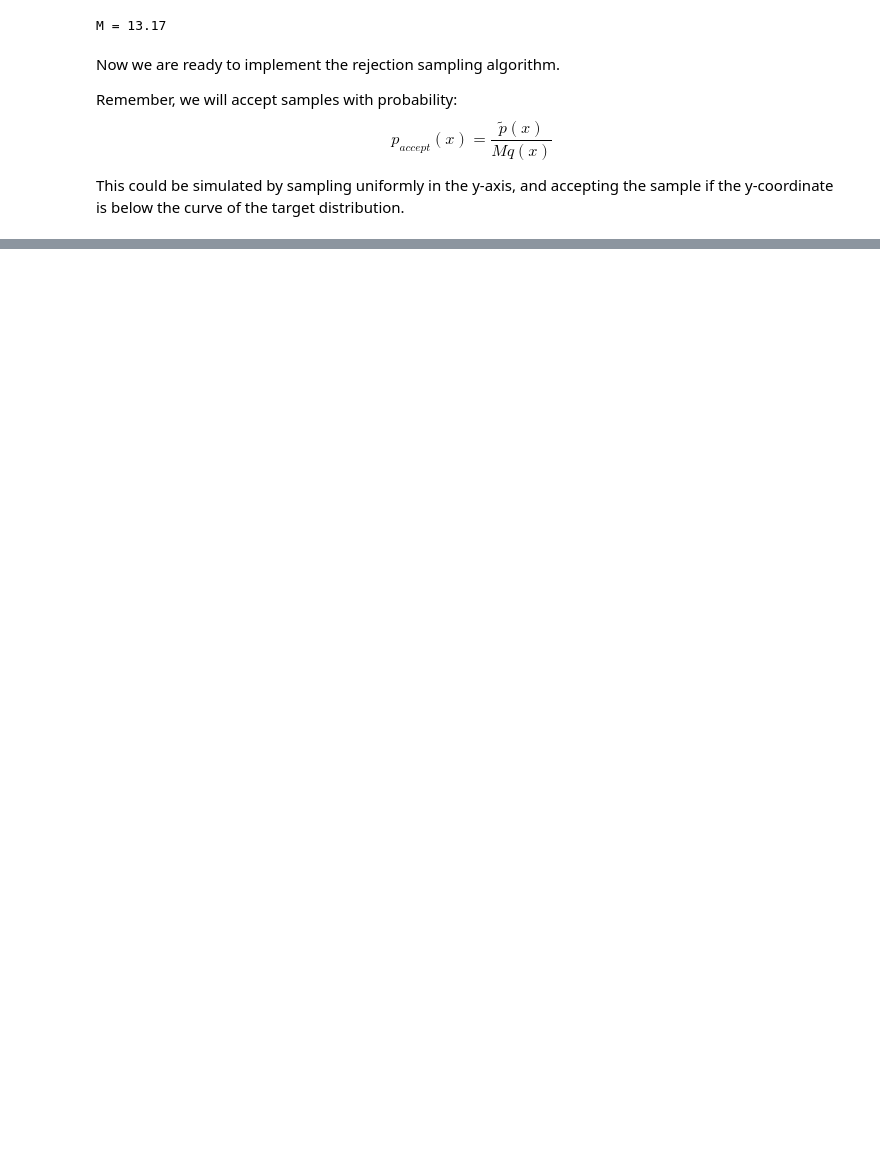
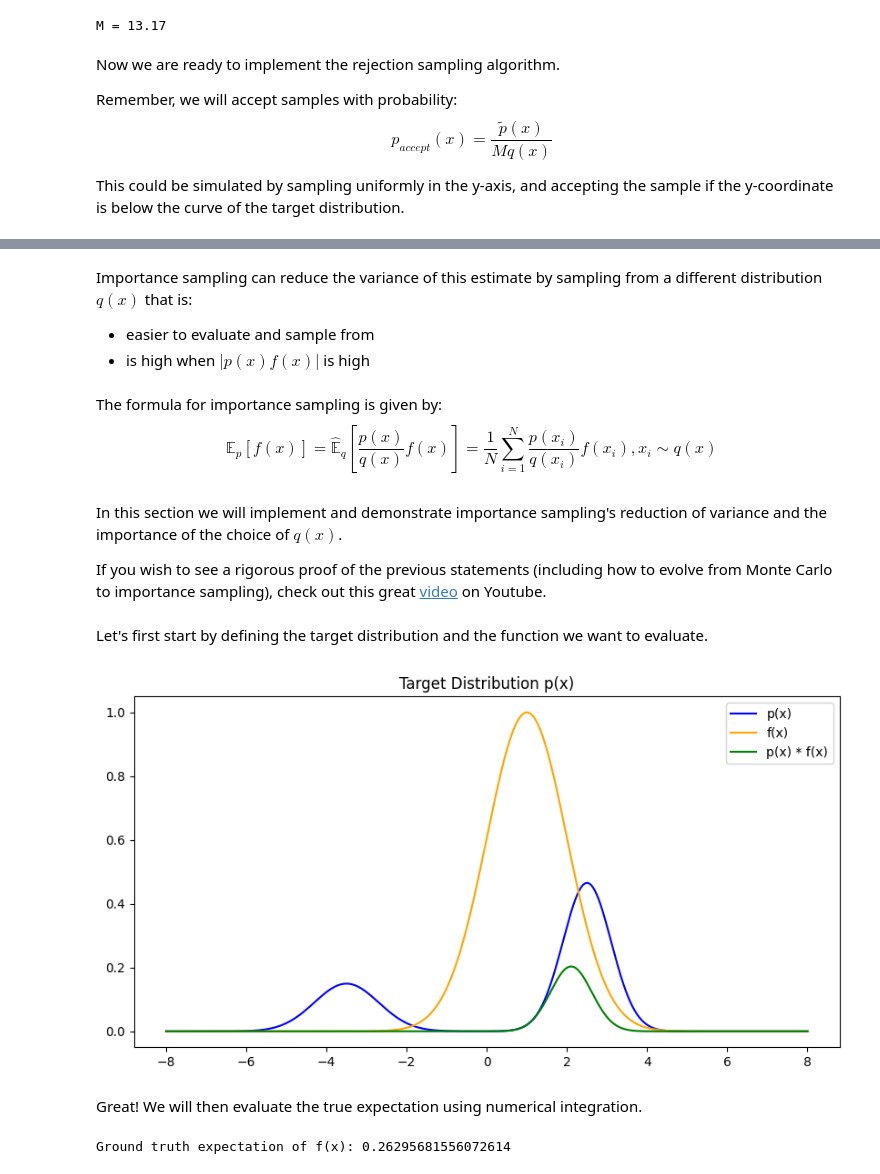
Before and after one commit to ut-vision/30min-of-deep-learning, a Jupyter notebook: 13_Sampling_Algorithms/index.ipynb, the cells around one changed output, grey strips where cells are left out. Saved outputs shown, nothing was run; the diff lists cells and outputs as text; code cells hidden in the pictures; blank space fills up the shorter version.

```diff
--- a/13_Sampling_Algorithms/index.ipynb
+++ b/13_Sampling_Algorithms/index.ipynb
@@ -113,0 +148,16 @@ plt.show()
+# %% [markdown]
+Importance sampling can reduce the variance of this estimate by sampling from a different distribution $q(x)$ that is:
+- easier to evaluate and sample from
+- is high when $|p(x)f(x)|$ is high
+# %% [markdown]
+The formula for importance sampling is given by:
+$$
+\hat{\mathbb{E}_{p}}[f(x)] =
+\hat{\mathbb{E}}_{q}[\frac{p(x)}{q(x)} f(x)] =
+\frac{1}{N} \sum_{i=1}^{N} \frac{p(x_i)}{q(x_i)} f(x_i), x_i \sim q(x)
+$$
+# %% [markdown]
+In this section we will implement and demonstrate importance sampling's reduction of variance and the importance of the choice of $q(x)$.
+
+If you wish to see a rigorous proof of the previous statements
+(including how to evolve from Monte Carlo to importance sampling), check out this great [video](https://www.youtube.com/watch?v=C3p2wI4RAi8) on Youtube.
@@ -113,0 +171,29 @@ plt.show()
+# %% [markdown]
+Let's first start by defining the target distribution and the function we want to evaluate.
+# %%
+def p(x):
+    # A mixture of two normal distributions
+    return 0.3 * stats.norm.pdf(x, -3.5, 0.8) + 0.7 * stats.norm.pdf(x, 2.5, 0.6)
+
+def f(x):
+    return np.exp(-0.5 * (x - 1)**2)
+
+plt.figure(figsize=(10, 5))
+x = np.linspace(-8, 8, 1000)
+plt.plot(x, p(x), label='p(x)', color='blue')
+plt.plot(x, f(x), label='f(x)', color='orange')
+plt.plot(x, p(x) * f(x), label='p(x) * f(x)', color='green')
+plt.title('Target Distribution p(x)')
+plt.legend()
+plt.show()
+# %% [output]
+[figure, added]
+# %% [markdown]
+Great! We will then evaluate the true expectation using numerical integration.
+# %%
+from scipy import integrate
+
+pf_auc, _ = integrate.quad(lambda x: p(x) * f(x), -np.inf, np.inf)
+print(f"Ground truth expectation of f(x): {pf_auc}")
+# %% [output]
+Ground truth expectation of f(x): 0.26295681556072614
```
Also changed, not shown: parts of 22 cells of this notebook.
